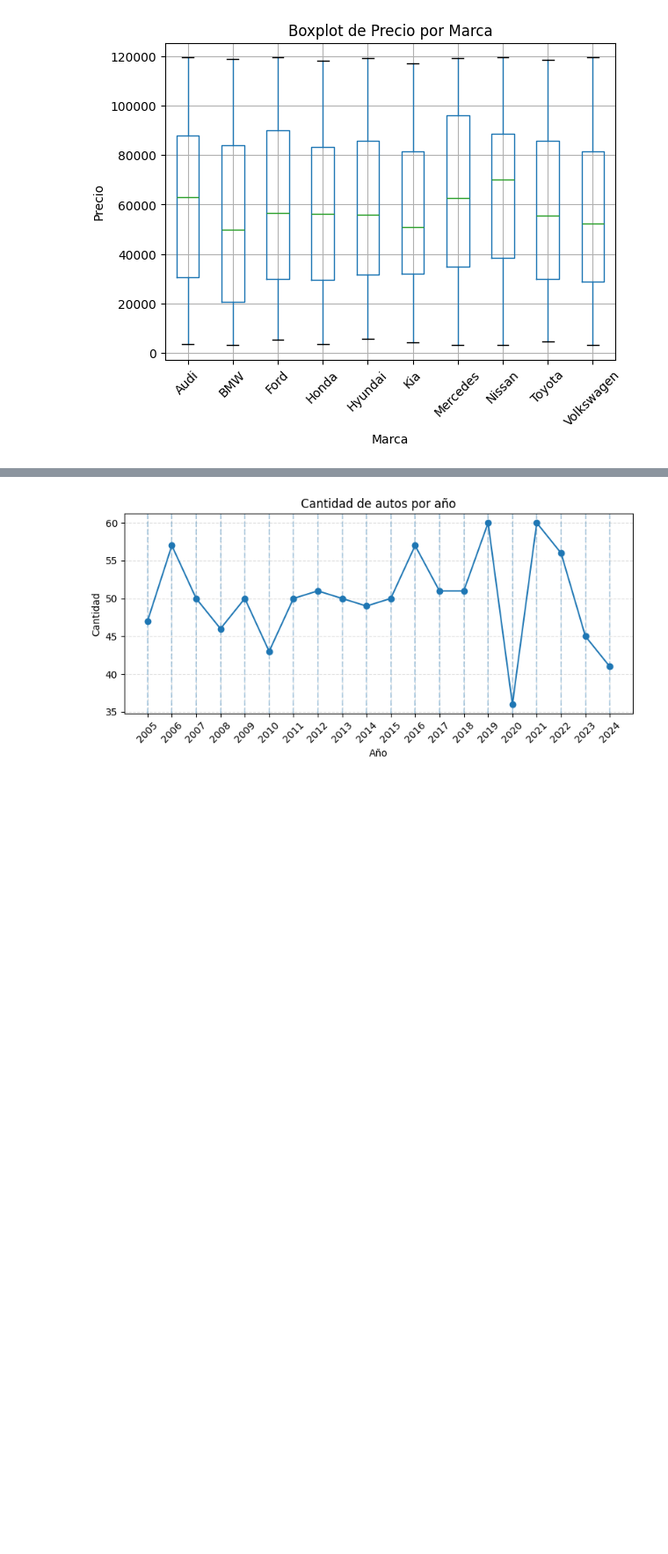
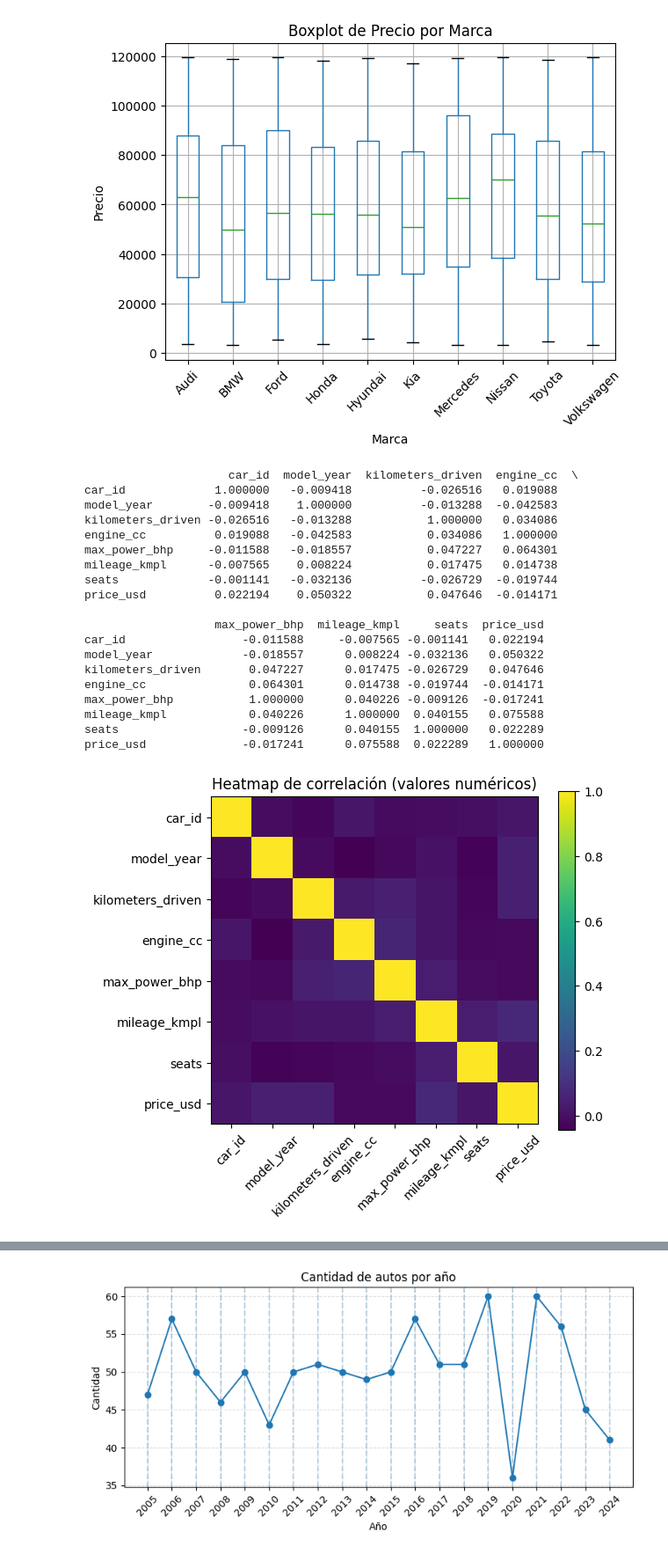
Before and after one commit to diegopaolantonio/Data_Science_I, a Jupyter notebook: Proyecto_ParteIII_Paolantonio.ipynb, the cells around one changed output, grey strips where cells are left out. Shown at 88% size. Drawn from its saved outputs; the diff is of its cells as text; code cells hidden in the pictures; blank space fills up the shorter version.

```diff
--- a/Proyecto_ParteIII_Paolantonio.ipynb
+++ b/Proyecto_ParteIII_Paolantonio.ipynb
@@ -142,6 +188,42 @@ plt.show()
 # %% [output]
 <Figure size 1000x500 with 0 Axes>
 [figure]
+# %%
+# Matriz de correlación: solo de prueba
+numeric = df.select_dtypes(include='number')
+if not numeric.empty:
+    corr = numeric.corr()
+    print(corr)
+    plt.figure(figsize=(6,5))
+    plt.imshow(corr, interpolation='nearest')
+    plt.colorbar()
+    plt.xticks(range(len(corr.columns)), corr.columns, rotation=45)
+    plt.yticks(range(len(corr.columns)), corr.columns)
+    plt.title('Heatmap de correlación (valores numéricos)')
+    plt.show()
+else:
+    print('No hay columnas numéricas para correlación')
+# %% [output]
+                     car_id  model_year  kilometers_driven  engine_cc  \
+car_id             1.000000   -0.009418          -0.026516   0.019088
+model_year        -0.009418    1.000000          -0.013288  -0.042583
+kilometers_driven -0.026516   -0.013288           1.000000   0.034086
+engine_cc          0.019088   -0.042583           0.034086   1.000000
+max_power_bhp     -0.011588   -0.018557           0.047227   0.064301
+mileage_kmpl      -0.007565    0.008224           0.017475   0.014738
+seats             -0.001141   -0.032136          -0.026729  -0.019744
+price_usd          0.022194    0.050322           0.047646  -0.014171
+
+                   max_power_bhp  mileage_kmpl     seats  price_usd
+car_id                 -0.011588     -0.007565 -0.001141   0.022194
+model_year             -0.018557      0.008224 -0.032136   0.050322
+kilometers_driven       0.047227      0.017475 -0.026729   0.047646
+engine_cc               0.064301      0.014738 -0.019744  -0.014171
+max_power_bhp           1.000000      0.040226 -0.009126  -0.017241
+mileage_kmpl            0.040226      1.000000  0.040155   0.075588
+seats                  -0.009126      0.040155  1.000000   0.022289
+price_usd              -0.017241      0.075588  0.022289   1.000000
+[figure, added]
 # %%
 # Grafico de torta: de distribucion por tipo de combustible
 fuel_counts = df['fuel_type'].value_counts()
```
Also changed, not shown: parts of 2 cells of this notebook, 1 other file.
